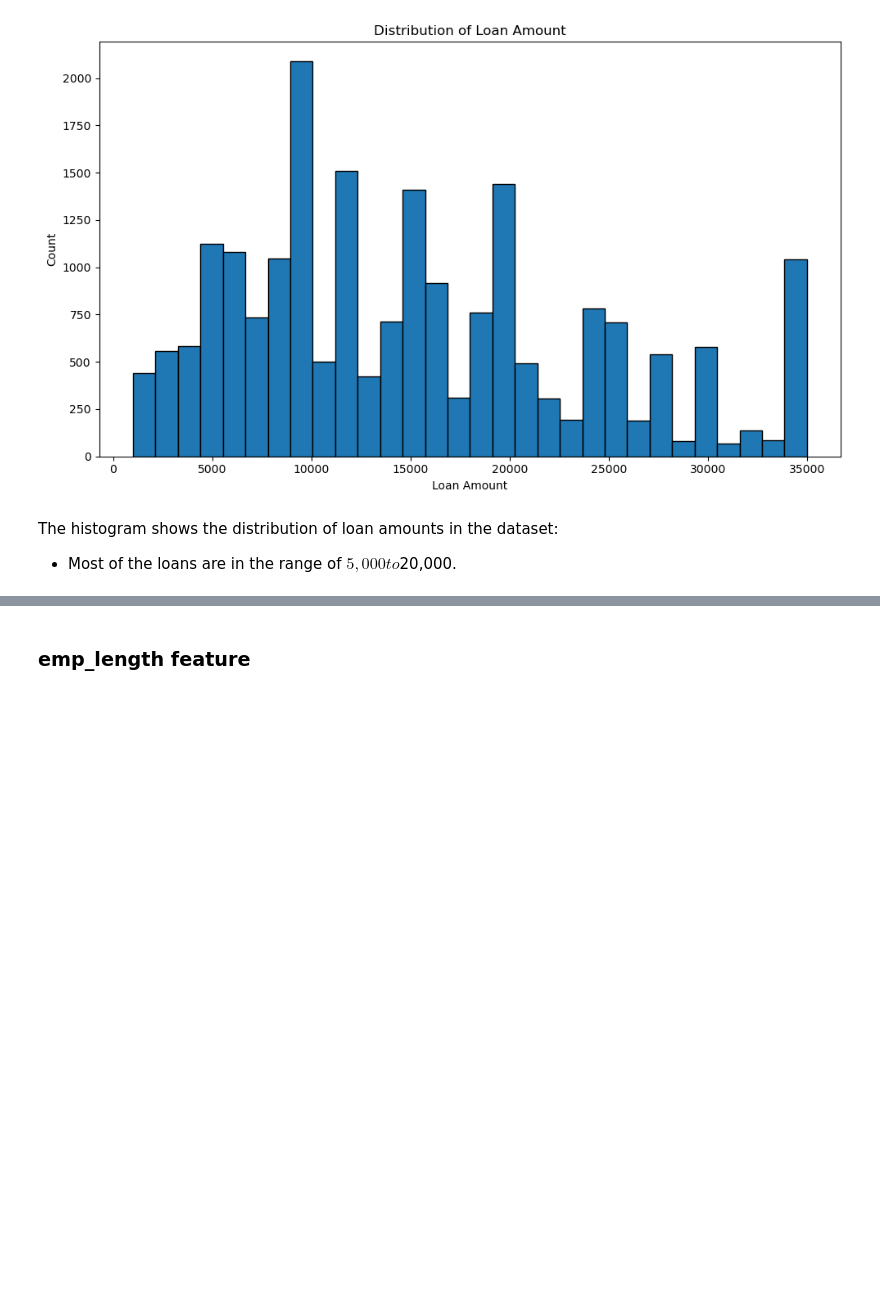
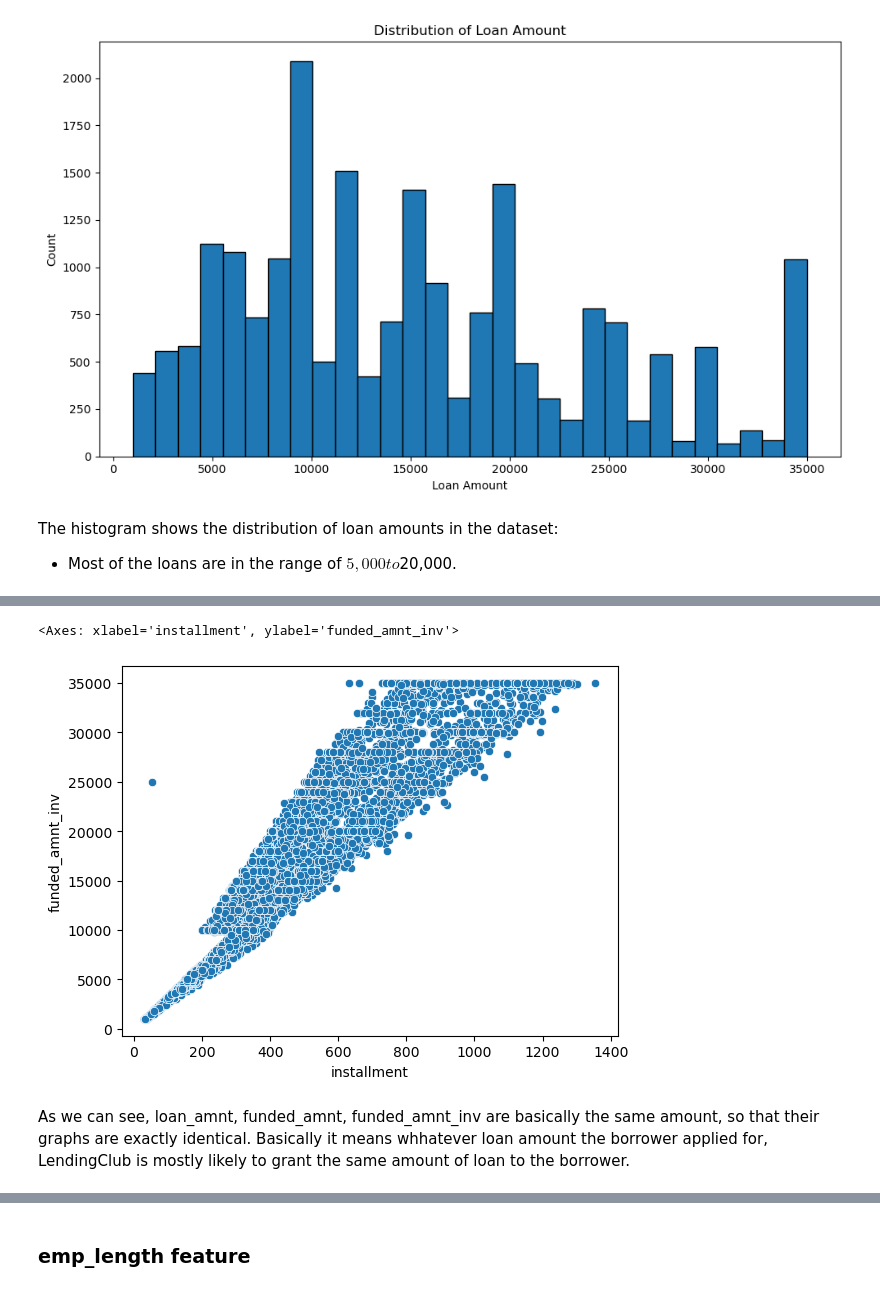
Before and after one commit to rachellliao/loan-default-prediction, a Jupyter notebook: 2. EDA.ipynb, the cells around one changed output, grey strips where cells are left out. Drawn from its saved outputs; the diff is of its cells as text; code cells hidden in the pictures; blank space fills up the shorter version.

```diff
--- a/2. EDA.ipynb
+++ b/2. EDA.ipynb
@@ -192,0 +276,8 @@ The histogram shows the distribution of loan amounts in the dataset:
+# %%
+# Plottting a scatterplot between 'installment' and 'funded_amnt_inv' columns
+sns.scatterplot(x='installment', y='funded_amnt_inv', data=df_modified)
+# %% [output]
+<Axes: xlabel='installment', ylabel='funded_amnt_inv'>
+[figure, added]
+# %% [markdown]
+As we can see, loan_amnt, funded_amnt, funded_amnt_inv are basically the same amount, so that their graphs are exactly identical. Basically it means whhatever loan amount the borrower applied for, LendingClub is mostly likely to grant the same amount of loan to the borrower.
```
Also changed, not shown: parts of 33 cells of this notebook.
